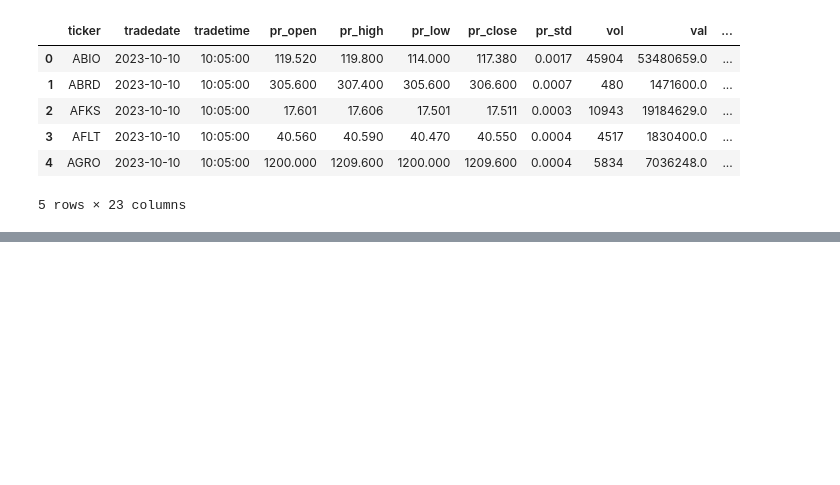
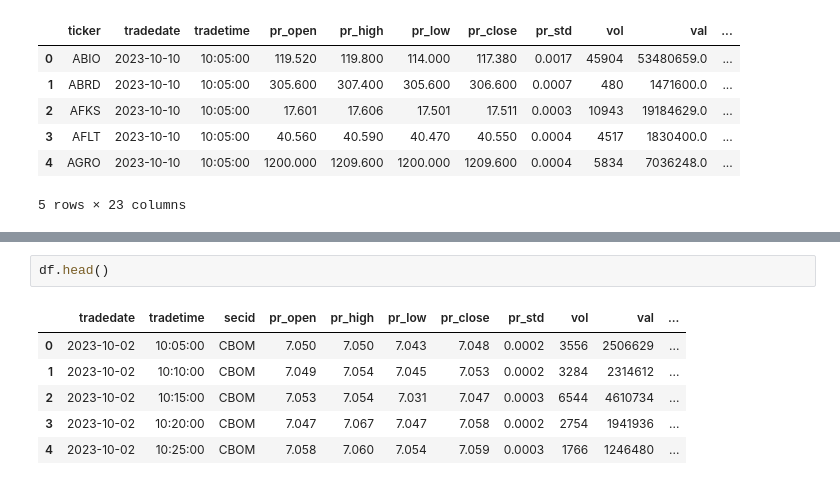
Before and after one commit to VAnufrikov/Go.Algo, a Jupyter notebook: data_moex.ipynb, the cells around one changed output, grey strips where cells are left out. Cells and saved outputs as stored; diff of their text form; blank space fills up the shorter version.

```diff
--- a/data_moex.ipynb
+++ b/data_moex.ipynb
@@ -105,0 +142,9 @@ stocks.tradestats(date='2023-10-10').head()
+# %%
+df.head()
+# %% [output]
+|  | tradedate | tradetime | secid | pr_open | pr_high | pr_low | pr_close | pr_std | vol | val | ... |
+| 0 | 2023-10-02 | 10:05:00 | CBOM | 7.050 | 7.050 | 7.043 | 7.048 | 0.0002 | 3556 | 2506629 | ... |
+| 1 | 2023-10-02 | 10:10:00 | CBOM | 7.049 | 7.054 | 7.045 | 7.053 | 0.0002 | 3284 | 2314612 | ... |
+| 2 | 2023-10-02 | 10:15:00 | CBOM | 7.053 | 7.054 | 7.031 | 7.047 | 0.0003 | 6544 | 4610734 | ... |
+| 3 | 2023-10-02 | 10:20:00 | CBOM | 7.047 | 7.067 | 7.047 | 7.058 | 0.0002 | 2754 | 1941936 | ... |
+| 4 | 2023-10-02 | 10:25:00 | CBOM | 7.058 | 7.060 | 7.054 | 7.059 | 0.0003 | 1766 | 1246480 | ... |
```
Also changed, not shown: parts of 4 cells of this notebook, 2 other files.
